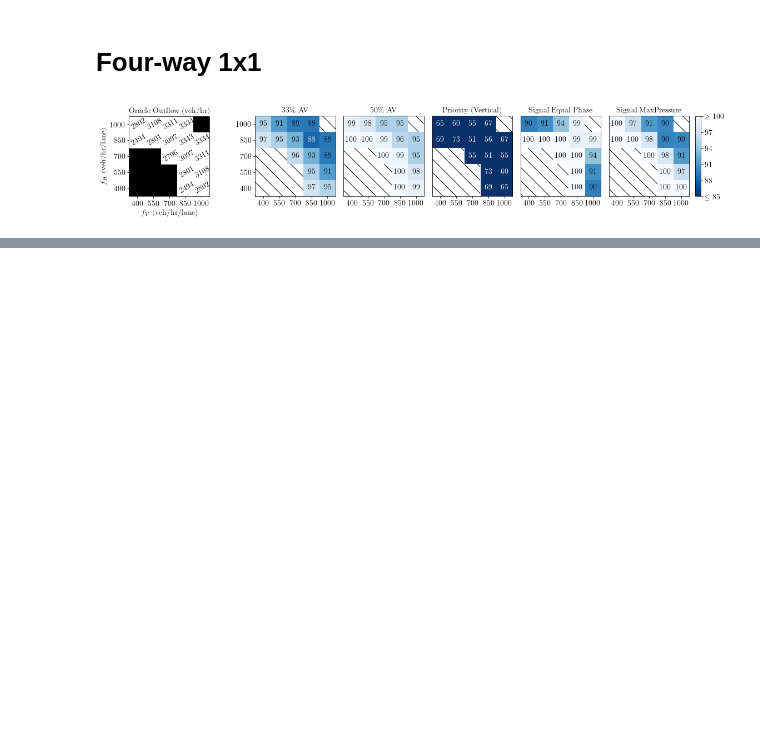
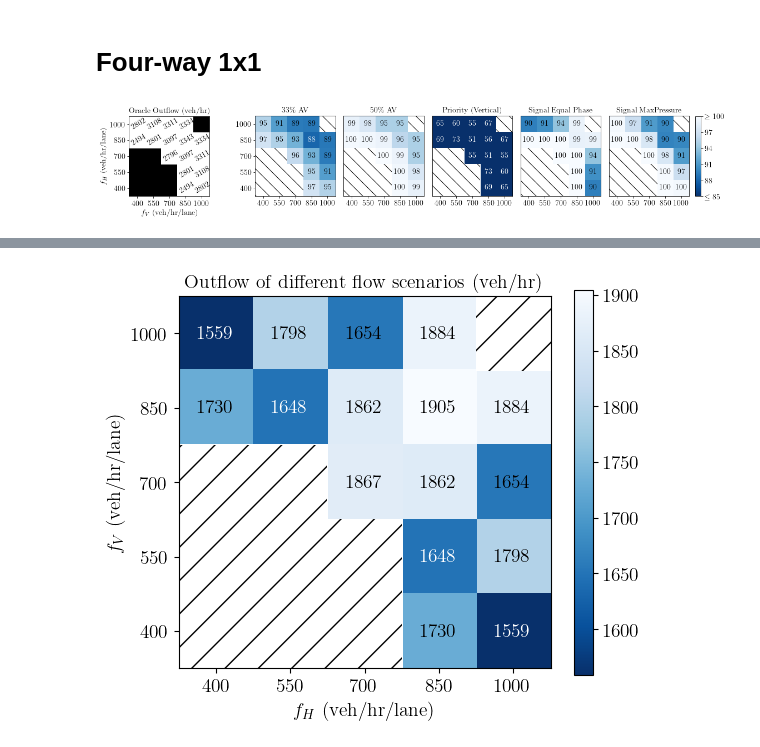
Before and after one commit to thickhoctin/mixed_autonomy_intersections, a Jupyter notebook: figures.ipynb, the cells around one changed output, grey strips where cells are left out. Cells and saved outputs as stored; diff of their text form; code cells hidden in the pictures; blank space fills up the shorter version.

```diff
--- a/figures.ipynb
+++ b/figures.ipynb
@@ -296,0 +417,38 @@ plot_heatmap(eval_paths, baseline_paths, eval_labels, symmetric_labels)
+# %%
+# Pick the baseline you want to treat as oracle
+oracle_paths = eval_paths[0]
+optimal_dfs = {k: path.load() for k, path in oracle_paths.items()}
+optimal_outflows = np.array([
+    optimal_dfs[k].outflow_hourly.mean() if k in flows else np.nan
+    for k in flows_hv
+])
+
+oracle_data = optimal_outflows.reshape(len(vrange), len(hrange))[::-1]
+
+fig, ax = plt.subplots(figsize=(6, 5))
+im = ax.imshow(oracle_data, cmap="Blues_r")
+valid = ~np.isnan(oracle_data)   # or `data` / `ma.mask` depending on your variable
+for y, x in zip(*(~valid).nonzero()):
+    rect = patches.Rectangle((x - 0.5, y - 0.5), 1, 1,
+                             facecolor='white', edgecolor='black',
+                             hatch='/', linewidth=0)
+    rect.set_zorder(2)
+    ax.add_patch(rect)
+
+for y in range(oracle_data.shape[0]):
+    for x in range(oracle_data.shape[1]):
+        if not np.isnan(oracle_data[y, x]):
+            ax.text(x, y, round(oracle_data[y, x]), ha="center", va="center", color="black" if round(oracle_data[y, x]) > 1650 else "white")
+
+ax.set_xticks(np.arange(len(hrange)))
+ax.set_xticklabels(hrange)
+ax.set_yticks(np.arange(len(vrange)))
+ax.set_yticklabels(vrange[::-1])
+ax.set_xlabel(r"$f_H$ (veh/hr/lane)")
+ax.set_ylabel(r"$f_V$ (veh/hr/lane)")
+ax.set_title("Outflow of different flow scenarios (veh/hr)")
+plt.colorbar(im, ax=ax)
+plt.savefig(f'images/ppo_1302_eval_outflow.png', dpi=300, bbox_inches='tight')
+plt.show()
+# %% [output]
+[figure, added]
```
Also changed, not shown: parts of 34 cells of this notebook, 4 other files.
